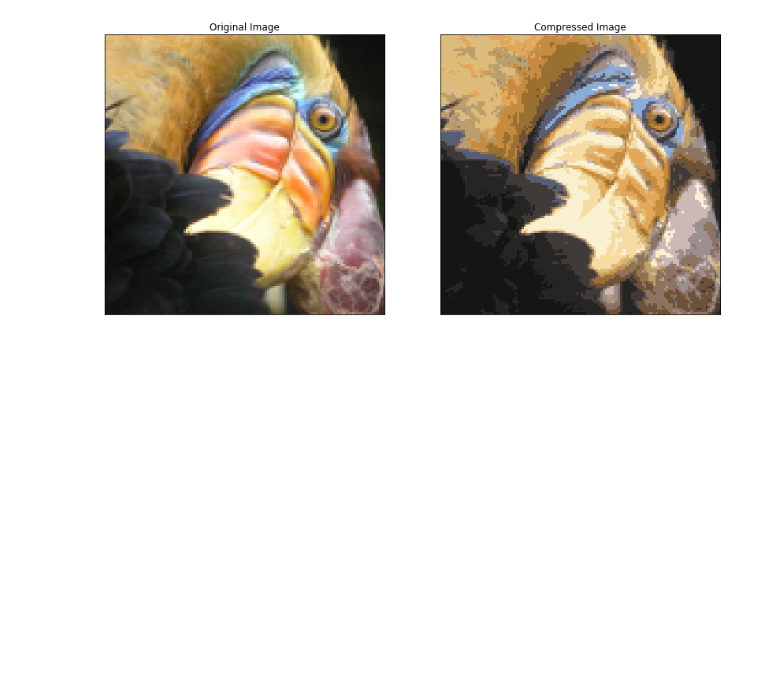
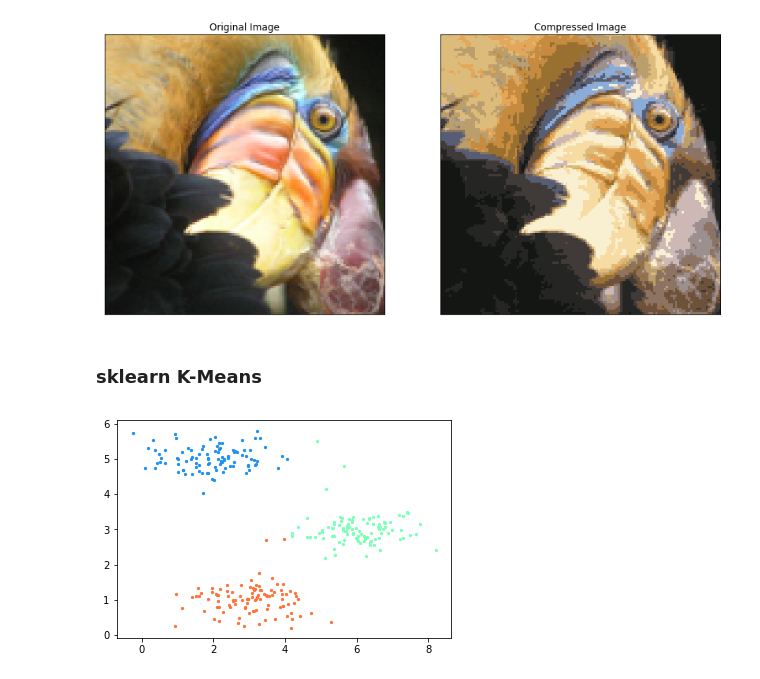
Before and after one commit to Pptr95/machine-learning-AndrewNg, a Jupyter notebook: assignment7/ex7/K-Means-Clustering.ipynb, the cells around one changed output. Drawn from its saved outputs; the diff is of its cells as text; code cells hidden in the pictures; blank space fills up the shorter version.

```diff
--- a/assignment7/ex7/K-Means-Clustering.ipynb
+++ b/assignment7/ex7/K-Means-Clustering.ipynb
@@ -236,3 +236,15 @@ As you can see the compressed image has a much lower resolution than the origina
 This is due to the fact that we are just using 16 colors to represent our exotic bird!
 [figure]
 [figure]
+# %% [markdown]
+### sklearn K-Means
+# %%
+from sklearn.cluster import KMeans
+data = sio.loadmat('ex7data2.mat')
+X = data['X']
+K = 3
+kmeans = KMeans(n_clusters=K, random_state=0).fit(X)
+# %%
+plotDataPoints(X, kmeans.labels_+1, K)
+# %% [output]
+[figure, added]
```
Also changed, not shown: parts of 1 cell of this notebook, 1 other file.
